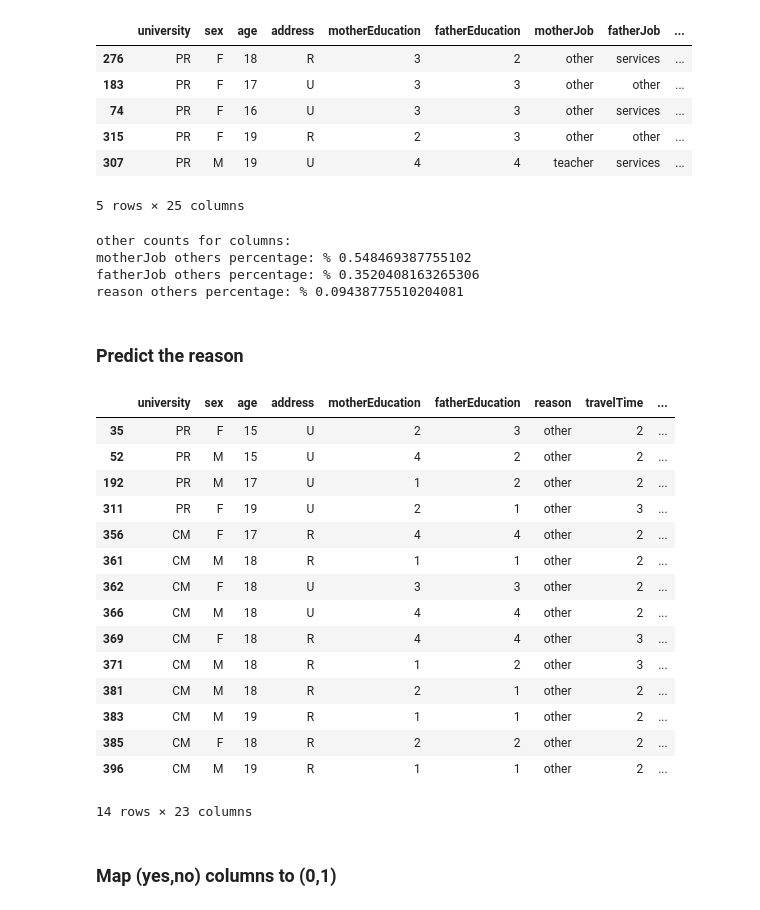
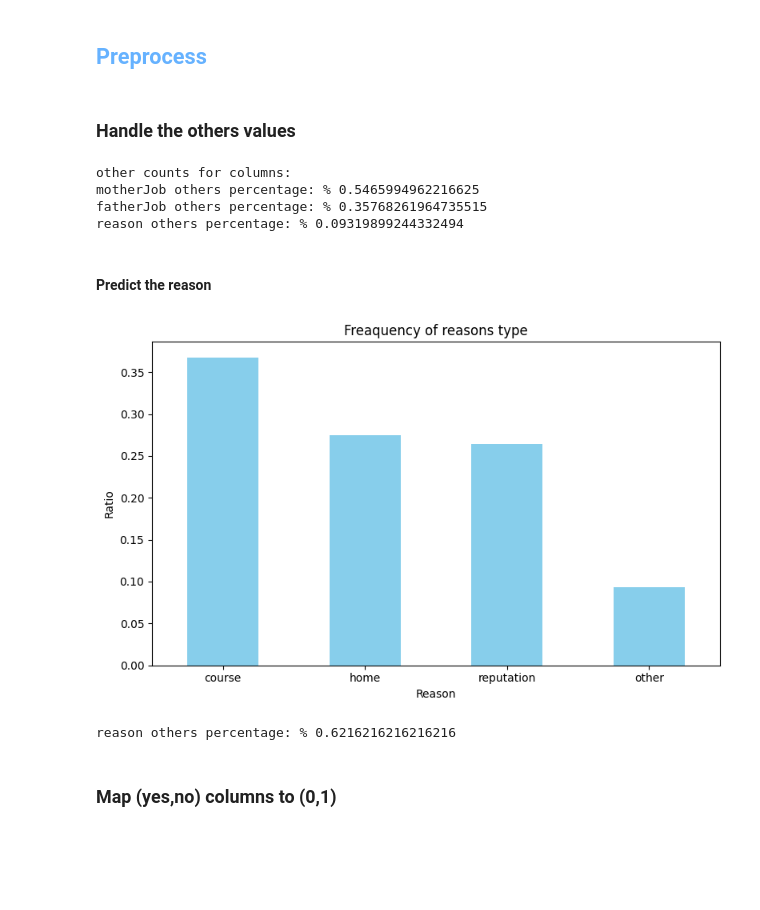
Before and after one commit to erfan-f/Artificial-Intelligence-Course, a Jupyter notebook: CA3/notebook.ipynb, the cells around one changed output. Cells and saved outputs as stored; diff of their text form; code cells hidden in the pictures; blank space fills up the shorter version.

Commit message:
complete preprocess and feature engineering

```diff
--- a/CA3/notebook.ipynb
+++ b/CA3/notebook.ipynb
@@ -58,14 +68,3 @@ Raw Bounding Box Info
 | EPSGrade | 0 |
 | DSGrade | 0 |
 | finalGrade | 0 |
-# %%
-outliers = df[(df['absences'] > 30)]
-outliers.sort_values(by='absences' ,ascending=False)
-# %% [output]
-|  | university | sex | age | address | motherEducation | fatherEducation | motherJob | fatherJob | ... |
-| 276 | PR | F | 18 | R | 3 | 2 | other | services | ... |
-| 183 | PR | F | 17 | U | 3 | 3 | other | other | ... |
-| 74 | PR | F | 16 | U | 3 | 3 | other | services | ... |
-| 315 | PR | F | 19 | R | 2 | 3 | other | other | ... |
-| 307 | PR | M | 19 | U | 4 | 4 | teacher | services | ... |
-5 rows × 25 columns
@@ -74,41 +71,48 @@ df_v1 = df[df['absences'] <= 30]
+# %% [markdown]
+## **<span style="color: #66B2FF;">Preprocess</span>**
+# %% [markdown]
+### **Handle the others values**
 # %%
-other_counts_mother_job = df_v1[df_v1['fatherJob'] == 'other']['fatherJob'].count() / df_v1.shape[0]
-other_counts_fatherjob = df_v1[df_v1['motherJob'] == 'other']['motherJob'].count() / df_v1.shape[0]
-other_counts_reason = df_v1[df_v1['reason'] == 'other']['reason'].count() / df_v1.shape[0]
+df_v1 = df.copy()
+other_ratio_mother_job = df_v1[df_v1['fatherJob'] == 'other']['fatherJob'].count() / df_v1.shape[0]
+other_ratio_fatherjob = df_v1[df_v1['motherJob'] == 'other']['motherJob'].count() / df_v1.shape[0]
+other_ration_reason = df_v1[df_v1['reason'] == 'other']['reason'].count() / df_v1.shape[0]
 
 
 print("other counts for columns:")
-print(f"motherJob others percentage: % {other_counts_mother_job}")
-print(f"fatherJob others percentage: % {other_counts_fatherjob}")
-print(f"reason others percentage: % {other_counts_reason}")
+print(f"motherJob others percentage: % {other_ratio_mother_job}")
+print(f"fatherJob others percentage: % {other_ratio_fatherjob}")
+print(f"reason others percentage: % {other_ration_reason}")
 # %% [output]
 other counts for columns:
-motherJob others percentage: % 0.548469387755102
-fatherJob others percentage: % 0.3520408163265306
-reason others percentage: % 0.09438775510204081
+motherJob others percentage: % 0.5465994962216625
+fatherJob others percentage: % 0.35768261964735515
+reason others percentage: % 0.09319899244332494
 # %%
 df_v2 = df_v1.drop(columns=['fatherJob', 'motherJob'])
 # %% [markdown]
-### **Predict the reason**
+#### **Predict the reason**
+# %%
+reasons_ratio = df_v2['reason'].value_counts() / df_v2.shape[0]
+
+plt.figure(figsize=(8, 5))
+reasons_ratio.plot(kind='bar', color='skyblue')
+
+plt.title('Freaquency of reasons type')
+plt.xlabel('Reason')
+plt.ylabel('Ratio')
+plt.xticks(rotation=0)
+plt.tight_layout()
+plt.show()
+# %% [output]
+[figure, added]
+# %%
+near_home_other_ratio = df_v2[(df_v2['reason'] == 'other') & (df_v2['travelTime'] == 1)]['reason'].count() / df_v2[df_v2['reason'] == 'other'].shape[0]
+print(f"reason others percentage: % {near_home_other_ratio}")
+# %% [output]
+reason others percentage: % 0.6216216216216216
 # %%
-df_v2['reason'] = df_v2['reason'].mask((df['reason'] == 'other') & (df_v2['travelTime'] == 1))
-df_v2[df]
+df_v2.loc[(df_v2['travelTime'] == 1) & (df['reason'] == 'other'), 'reason'] = 'home'
+df_v2.loc[df_v2['reason'] == 'other', 'reason'] = 'course'
-# %% [output]
-|  | university | sex | age | address | motherEducation | fatherEducation | reason | travelTime | ... |
-| 35 | PR | F | 15 | U | 2 | 3 | other | 2 | ... |
-| 52 | PR | M | 15 | U | 4 | 2 | other | 2 | ... |
-| 192 | PR | M | 17 | U | 1 | 2 | other | 2 | ... |
-| 311 | PR | F | 19 | U | 2 | 1 | other | 3 | ... |
-| 356 | CM | F | 17 | R | 4 | 4 | other | 2 | ... |
-| 361 | CM | M | 18 | R | 1 | 1 | other | 2 | ... |
-| 362 | CM | F | 18 | U | 3 | 3 | other | 2 | ... |
-| 366 | CM | M | 18 | U | 4 | 4 | other | 2 | ... |
-| 369 | CM | F | 18 | R | 4 | 4 | other | 3 | ... |
-| 371 | CM | M | 18 | R | 1 | 2 | other | 3 | ... |
-| 381 | CM | M | 18 | R | 2 | 1 | other | 2 | ... |
-| 383 | CM | M | 19 | R | 1 | 1 | other | 2 | ... |
-| 385 | CM | F | 18 | R | 2 | 2 | other | 2 | ... |
-| 396 | CM | M | 19 | R | 1 | 1 | other | 2 | ... |
-14 rows × 23 columns
 # %% [markdown]
 ### **Map (yes,no) columns to (0,1)**
```
Also changed, not shown: parts of 19 cells of this notebook.
